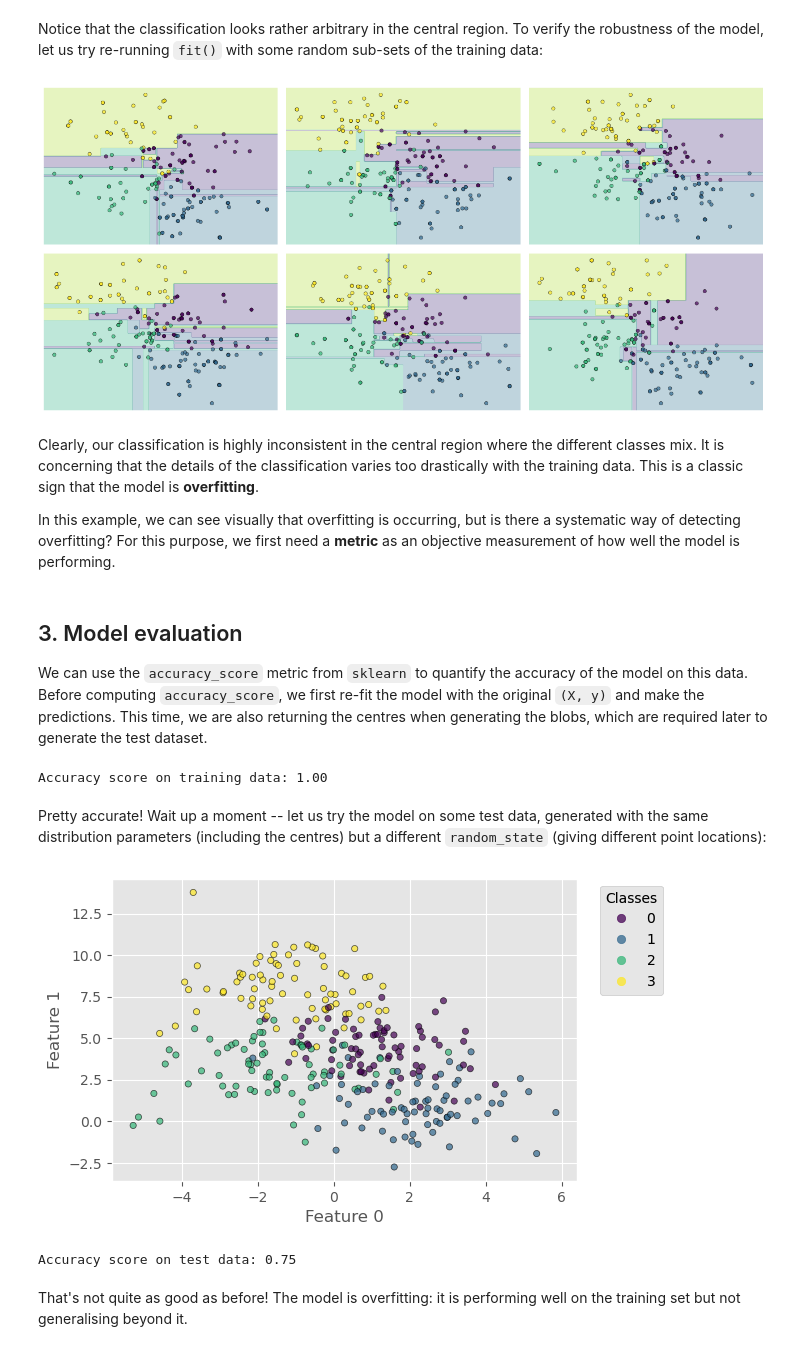
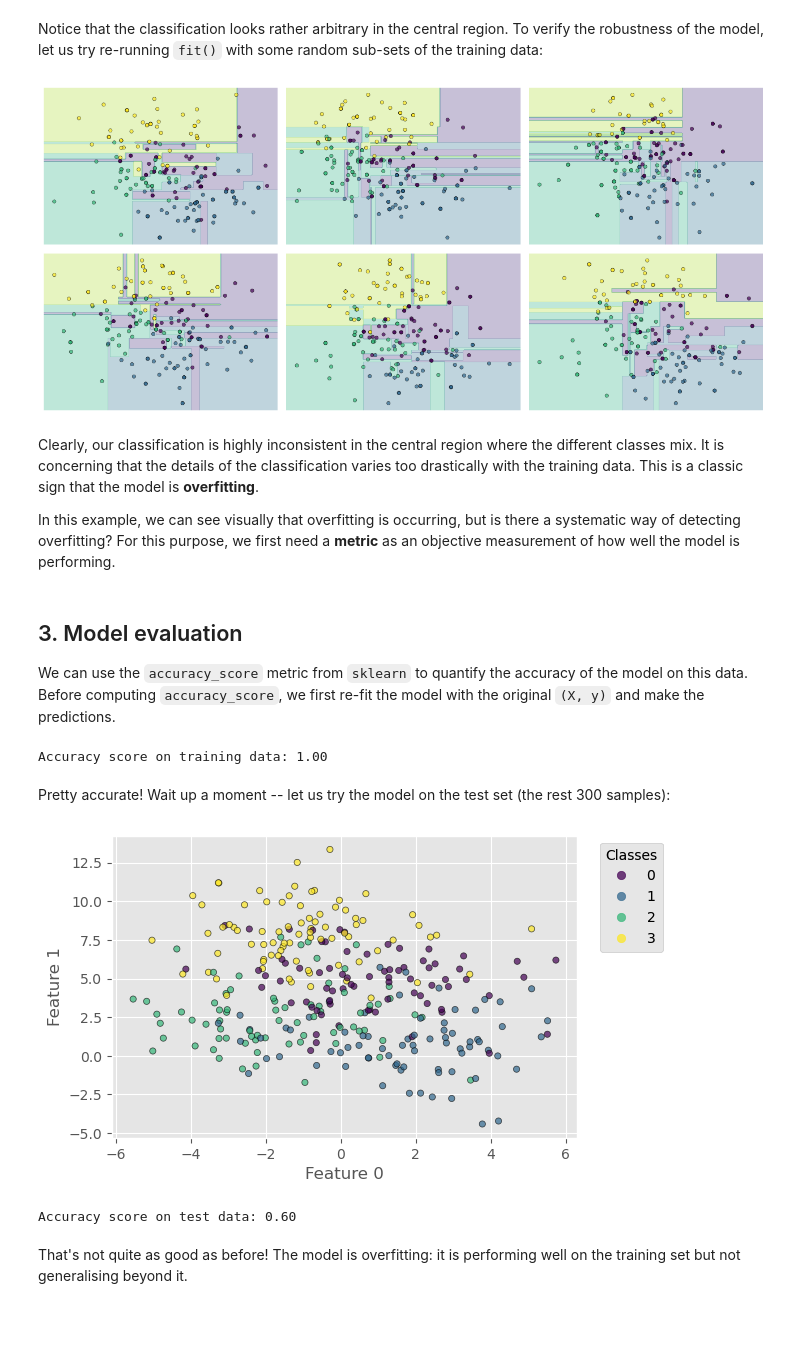
Before and after one commit to stfc-sciml/sciml-workshop, a Jupyter notebook: course_1.0/01_classification_decision_tree.ipynb, the cells around one changed output. Saved outputs shown, nothing was run; the diff lists cells and outputs as text; code cells hidden in the pictures; blank space fills up the shorter version.

```diff
--- a/course_1.0/01_classification_decision_tree.ipynb
+++ b/course_1.0/01_classification_decision_tree.ipynb
@@ -28,7 +28,9 @@ In the following cell, we generate a dataset of 300 samples in 2D (2 features) w
 # %%
 # generate Gaussian blobs
-X, y = make_blobs(n_samples=300, n_features=2, centers=4,
-                  cluster_std=1.5, random_state=0)
+all_X, all_y = make_blobs(n_samples=600, n_features=2, centers=4,
+                          cluster_std=2, random_state=0)
+# train set
+X, y = all_X[:300], all_y[:300]
 
 # plot data points
 plt.figure(dpi=100)
@@ -122,7 +124,7 @@ for ax in axs.flatten():
 plt.tight_layout()
 plt.show()
 # %% [output]
-[figure, old version]
+[figure, new version]
 # %% [markdown]
 Clearly, our classification is highly inconsistent in the central region where the different classes mix. It is concerning that the details of the classification varies too drastically with the training data. This is a classic sign that the model is **overfitting**.
 
@@ -130,5 +132,5 @@ In this example, we can see visually that overfitting is occurring, but is there
 # %% [markdown]
 ## 3. Model evaluation
 
-We can use the `accuracy_score` metric from `sklearn` to quantify the accuracy of the model on this data. Before computing `accuracy_score`, we first re-fit the model with the original `(X, y)` and make the predictions. This time, we are also returning the centres when generating the blobs, which are required later to generate the test dataset.
+We can use the `accuracy_score` metric from `sklearn` to quantify the accuracy of the model on this data. Before computing `accuracy_score`, we first re-fit the model with the original `(X, y)` and make the predictions.
 # %%
@@ -147,29 +145,28 @@ print('Accuracy score on training data: %.2f' % accuracy_score(y, y_pred))
 # %% [output]
 Accuracy score on training data: 1.00
 # %% [markdown]
-Pretty accurate! Wait up a moment -- let us try the model on some test data, generated with the same distribution parameters (including the centres) but a different `random_state` (giving different point locations):
+Pretty accurate! Wait up a moment -- let us try the model on the test set (the rest 300 samples):
 # %%
-# generate Gaussian blobs
-test_X, test_y = make_blobs(n_samples=300, n_features=2, centers=centers,
-                            cluster_std=1.5, random_state=1)
+# test data
+test_X, test_y = all_X[300:], all_y[300:]
 
 # plot test data
 plt.figure(dpi=100)
 scat = plt.scatter(test_X[:, 0], test_X[:, 1], c=test_y, s=20, alpha=0.7, edgecolors='k')
 plt.xlabel('Feature 0')
 plt.ylabel('Feature 1')
 plt.gca().add_artist(plt.legend(*scat.legend_elements(),
                                 title='Classes', bbox_to_anchor=(1.2, 1.)))
 plt.show()
 
 # make predictions with test data
 test_y_pred = tree.predict(test_X)
 
 # compute accuarcy score with test data
 print('Accuracy score on test data: %.2f' % accuracy_score(test_y, test_y_pred))
 # %% [output]
-[figure, old version]
+[figure, new version]
-Accuracy score on test data: 0.75
+Accuracy score on test data: 0.60
 # %% [markdown]
 That's not quite as good as before! The model is overfitting: it is performing well on the training set but not generalising beyond it.
 # %% [markdown]
```
Also changed, not shown: parts of 8 cells of this notebook.
